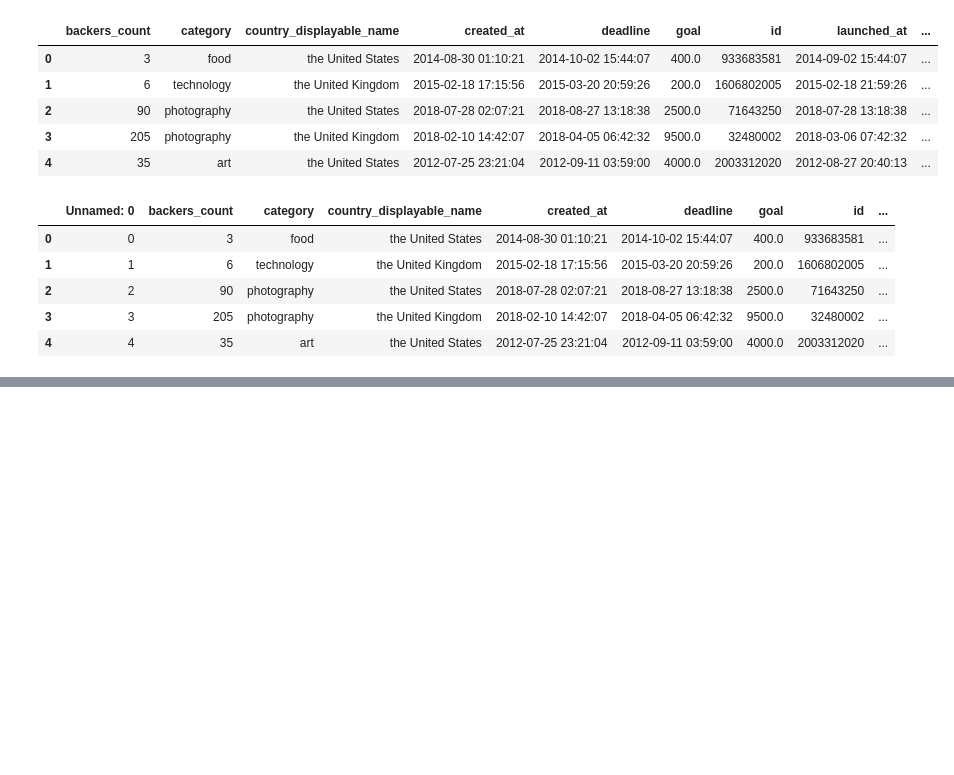
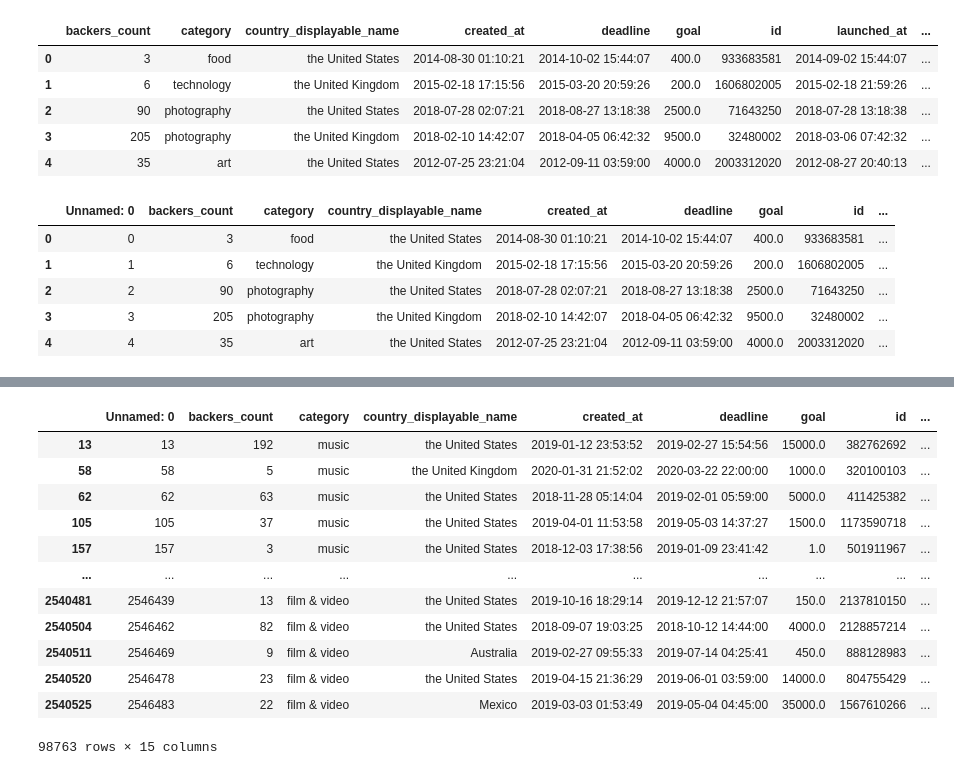
Before and after one commit to abhattac92/COVID_Deaths, a Jupyter notebook: clean_data.ipynb, the cells around one changed output, grey strips where cells are left out. Saved outputs shown, nothing was run; the diff lists cells and outputs as text; code cells hidden in the pictures; blank space fills up the shorter version.

```diff
--- a/clean_data.ipynb
+++ b/clean_data.ipynb
@@ -281,0 +342,18 @@ clean_data.head()
+# %%
+# display null values
+null_data = data_clean[data_clean.isnull().any(axis=1)]
+null_data
+# %% [output]
+|  | Unnamed: 0 | backers_count | category | country_displayable_name | created_at | deadline | goal | id | ... |
+| 13 | 13 | 192 | music | the United States | 2019-01-12 23:53:52 | 2019-02-27 15:54:56 | 15000.0 | 382762692 | ... |
+| 58 | 58 | 5 | music | the United Kingdom | 2020-01-31 21:52:02 | 2020-03-22 22:00:00 | 1000.0 | 320100103 | ... |
+| 62 | 62 | 63 | music | the United States | 2018-11-28 05:14:04 | 2019-02-01 05:59:00 | 5000.0 | 411425382 | ... |
+| 105 | 105 | 37 | music | the United States | 2019-04-01 11:53:58 | 2019-05-03 14:37:27 | 1500.0 | 1173590718 | ... |
+| 157 | 157 | 3 | music | the United States | 2018-12-03 17:38:56 | 2019-01-09 23:41:42 | 1.0 | 501911967 | ... |
+| ... | ... | ... | ... | ... | ... | ... | ... | ... | ... |
+| 2540481 | 2546439 | 13 | film & video | the United States | 2019-10-16 18:29:14 | 2019-12-12 21:57:07 | 150.0 | 2137810150 | ... |
+| 2540504 | 2546462 | 82 | film & video | the United States | 2018-09-07 19:03:25 | 2018-10-12 14:44:00 | 4000.0 | 2128857214 | ... |
+| 2540511 | 2546469 | 9 | film & video | Australia | 2019-02-27 09:55:33 | 2019-07-14 04:25:41 | 450.0 | 888128983 | ... |
+| 2540520 | 2546478 | 23 | film & video | the United States | 2019-04-15 21:36:29 | 2019-06-01 03:59:00 | 14000.0 | 804755429 | ... |
+| 2540525 | 2546483 | 22 | film & video | Mexico | 2019-03-03 01:53:49 | 2019-05-04 04:45:00 | 35000.0 | 1567610266 | ... |
+98763 rows × 15 columns
```
Also changed, not shown: parts of 29 cells of this notebook.
